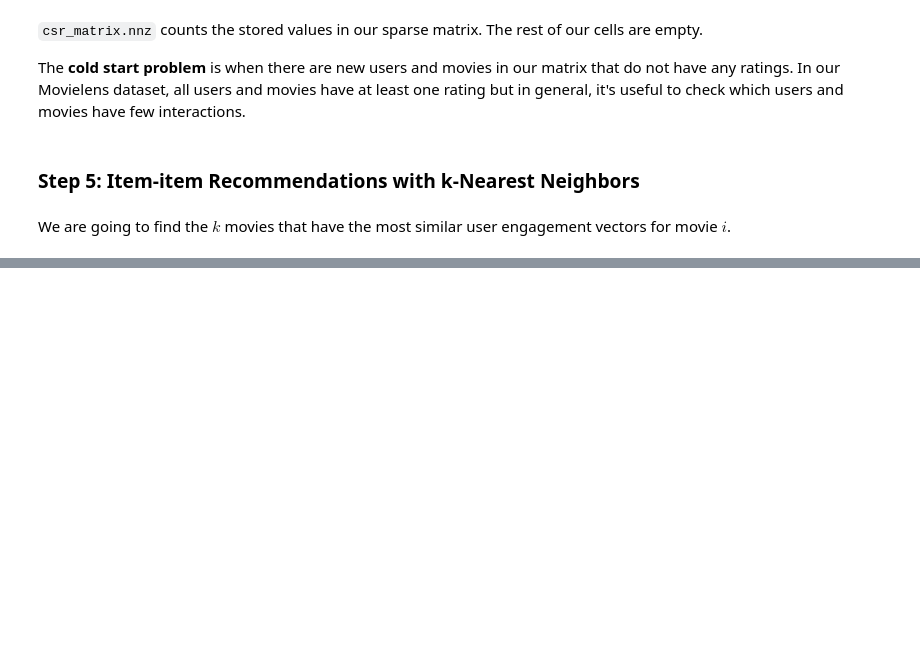
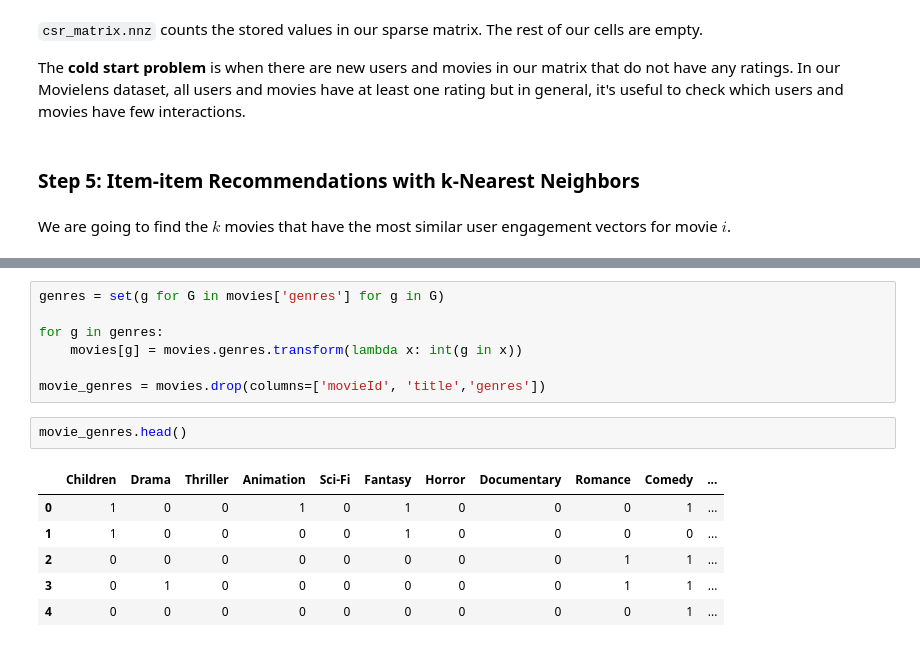
Before and after one commit to topspinj/pydata-workshop, a Jupyter notebook: tutorial.ipynb, the cells around one changed output, grey strips where cells are left out. Cells and saved outputs as stored; diff of their text form; blank space fills up the shorter version.

```diff
--- a/tutorial.ipynb
+++ b/tutorial.ipynb
@@ -224,0 +346,16 @@ We are going to find the $k$ movies that have the most similar user engagement v
+# %%
+genres = set(g for G in movies['genres'] for g in G)
+
+for g in genres:
+    movies[g] = movies.genres.transform(lambda x: int(g in x))
+
+movie_genres = movies.drop(columns=['movieId', 'title','genres'])
+# %%
+movie_genres.head()
+# %% [output]
+|  | Children | Drama | Thriller | Animation | Sci-Fi | Fantasy | Horror | Documentary | Romance | Comedy | ... |
+| 0 | 1 | 0 | 0 | 1 | 0 | 1 | 0 | 0 | 0 | 1 | ... |
+| 1 | 1 | 0 | 0 | 0 | 0 | 1 | 0 | 0 | 0 | 0 | ... |
+| 2 | 0 | 0 | 0 | 0 | 0 | 0 | 0 | 0 | 1 | 1 | ... |
+| 3 | 0 | 1 | 0 | 0 | 0 | 0 | 0 | 0 | 1 | 1 | ... |
+| 4 | 0 | 0 | 0 | 0 | 0 | 0 | 0 | 0 | 0 | 1 | ... |
```
Also changed, not shown: parts of 19 cells of this notebook, 8 other files.
